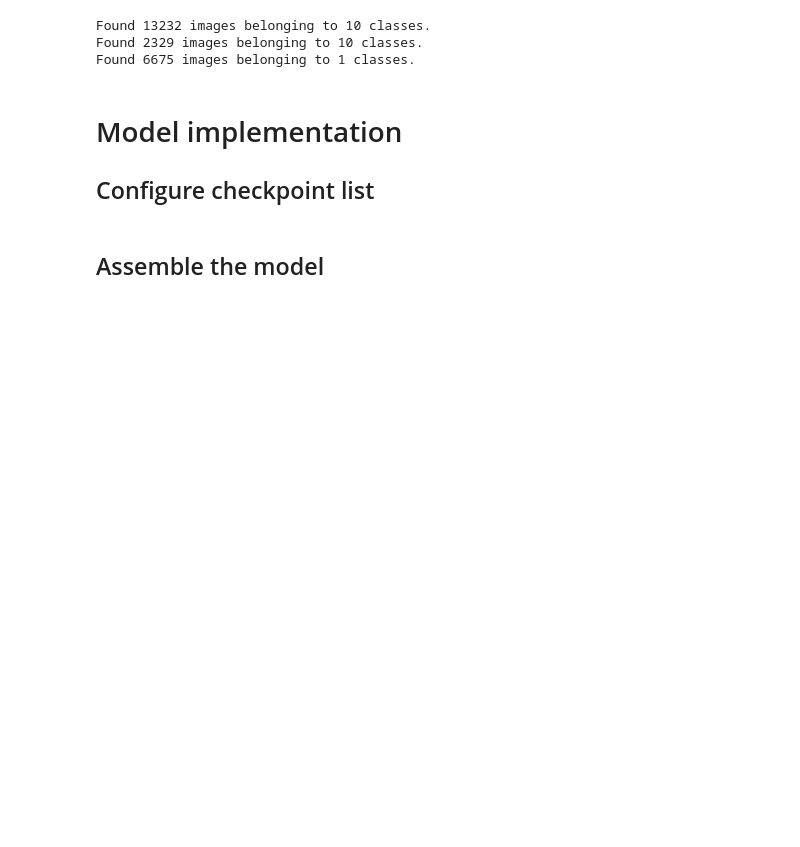
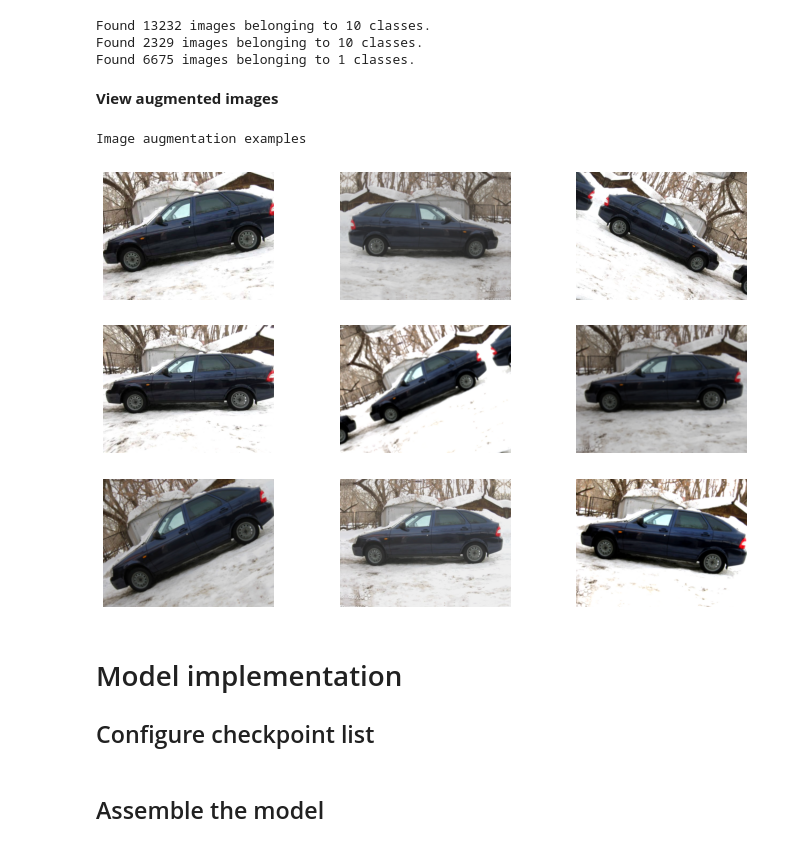
Before and after one commit to ivan-kud/ml-projects, a Jupyter notebook: Image classification.ipynb, the cells around one changed output. Cells and saved outputs as stored; diff of their text form; code cells hidden in the pictures; blank space fills up the shorter version.

```diff
--- a/Image classification.ipynb
+++ b/Image classification.ipynb
@@ -128,6 +156,6 @@ def visualize(image):
 # %%
-train_df = pd.read_csv(DATA_PATH+"train.csv")
-sample_submission = pd.read_csv(DATA_PATH+"sample-submission.csv")
+train_df = pd.read_csv('/kaggle/input/sf-dl-car-classification/train.csv')
+sample_submission = pd.read_csv('/kaggle/input/sf-dl-car-classification/sample-submission.csv')
 # %% [markdown]
 **Show general information of datasets**
 # %%
@@ -380,3 +409,34 @@ Found 6675 images belonging to 1 classes.
+# %% [markdown]
+**View augmented images**
+# %%
+# load the image
+img = PIL.Image.open(WORKING_PATH + '/train/0/100380.jpg')
+# convert to numpy array
+data = np.asarray(img)
+# expand dimension to one sample
+samples = np.expand_dims(data, 0)
+# prepare iterator
+it = train_datagen.flow(samples, batch_size=1)
+
+# generate samples and plot
+samples_number = 9
+print('Image augmentation examples')
+plt.figure(figsize=(12, 8))
+for index in range(samples_number):
+    # generate batch of images
+    batch = it.next()
+    # convert to unsigned integers for viewing
+    image = batch[0].astype('uint8')
+    # define subplot
+    subplot_len = math.ceil(math.sqrt(samples_number))
+    plt.subplot(subplot_len, subplot_len, index + 1)
+    # plot raw pixel data
+    plt.imshow(image)
+    plt.axis('off')
+plt.show()
+# %% [output]
+Image augmentation examples
+[figure, added]
 # %% [markdown]
 # Model implementation
 ## Configure checkpoint list
```
Also changed, not shown: parts of 65 cells of this notebook.
